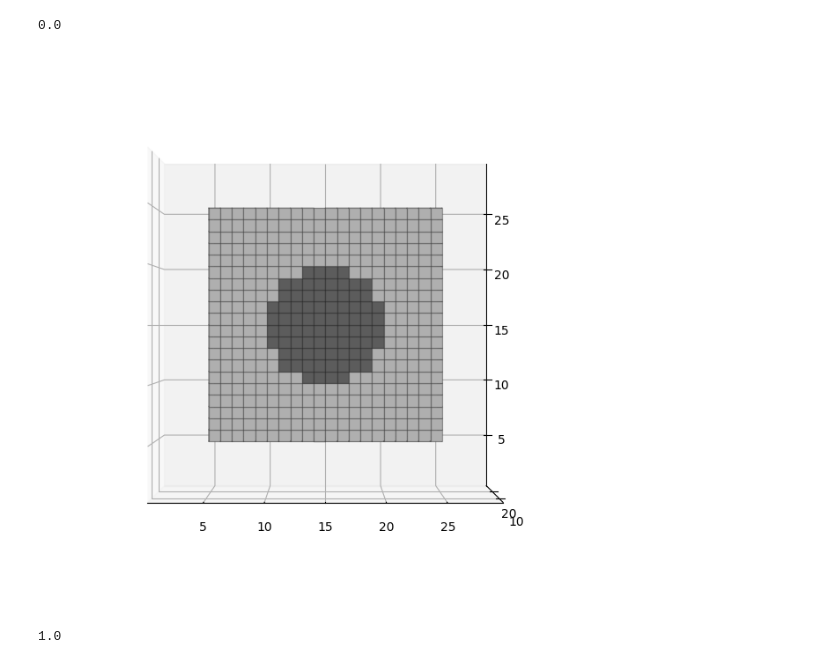
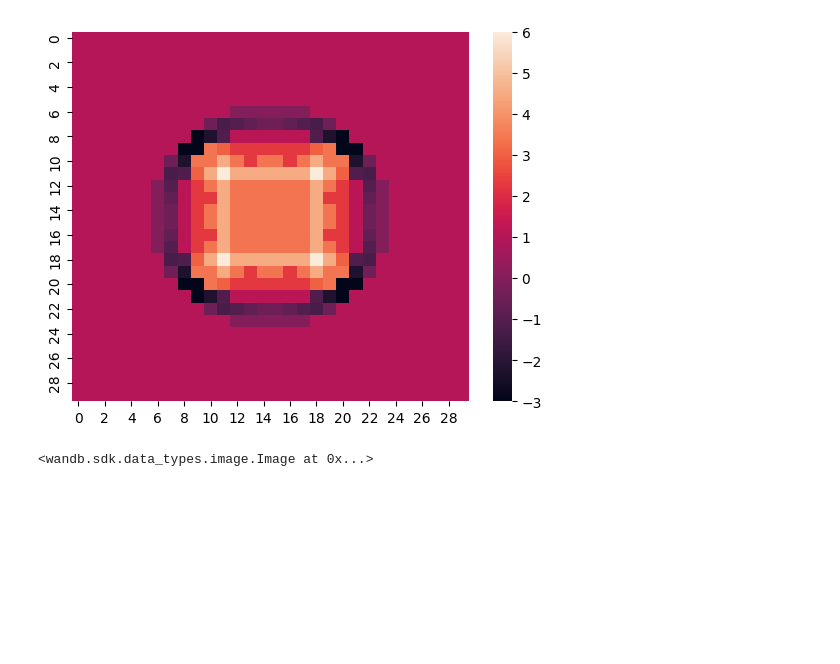
Before and after one commit to joasiee/elastix, a Jupyter notebook: experiments/notebooks/voxels.ipynb, the cells around one changed output. Drawn from its saved outputs; the diff is of its cells as text; code cells hidden in the pictures; blank space fills up the shorter version.

```diff
--- a/experiments/notebooks/voxels.ipynb
+++ b/experiments/notebooks/voxels.ipynb
@@ -264,31 +244,14 @@ Volume contracting: min -10.125, max 8.0.
-# %%
-fixed, moving, dvf = generate_synthetic_01()
-dvf = np.swapaxes(dvf, 0, 2)
-
-displacement = sitk.DisplacementFieldTransform(3)
-field_size = [30, 30, 30]
-field_origin = [0, 0, 0]
-field_spacing = [1, 1, 1]
-field_direction = [1, 0, 0, 0, 1, 0, 0, 0, 1]
-displacement.SetFixedParameters(field_size + field_origin + field_spacing + field_direction)
-displacement.SetInterpolator(sitk.sitkLinear)
-displacement.SetDisplacementField(sitk.GetImageFromArray(dvf.astype(np.float64)))
-
-fixed_img = sitk.ReadImage("/home/joasiee/Documents/instances/synthetic/scans/01_Fixed.mhd")
-moving_img = sitk.ReadImage("/home/joasiee/Documents/instances/synthetic/scans/01_Moving.mhd")
-deformed_img = sitk.Resample(moving_img, fixed_img, displacement, sitk.sitkLinear, 0.0)
-
-deformed_img_np = sitk.GetArrayFromImage(deformed_img)
-deformed_img_np = np.swapaxes(deformed_img_np, 0, 2)
-plot_voxels(deformed_img_np, y_slice_depth=15, orientation=(0, -90))
-np.sum(deformed_img_np - fixed)
-# %% [output]
-0.0
-[figure, removed]
-# %%
-dice_similarity_2(deformed_img_np, fixed)
-# %% [output]
-1.0
+# %%
+import wandb
+
+ax = sns.heatmap(jac_det[..., 15])
+wimg = wandb.Image(ax.get_figure())
+# %% [output]
+[figure, added]
+# %%
+wimg
+# %% [output]
+<wandb.sdk.data_types.image.Image at 0x...>
 # %%
 # # Bending energy calculation using interpolation
 
```
Also changed, not shown: parts of 6 cells of this notebook, 4 other files.
